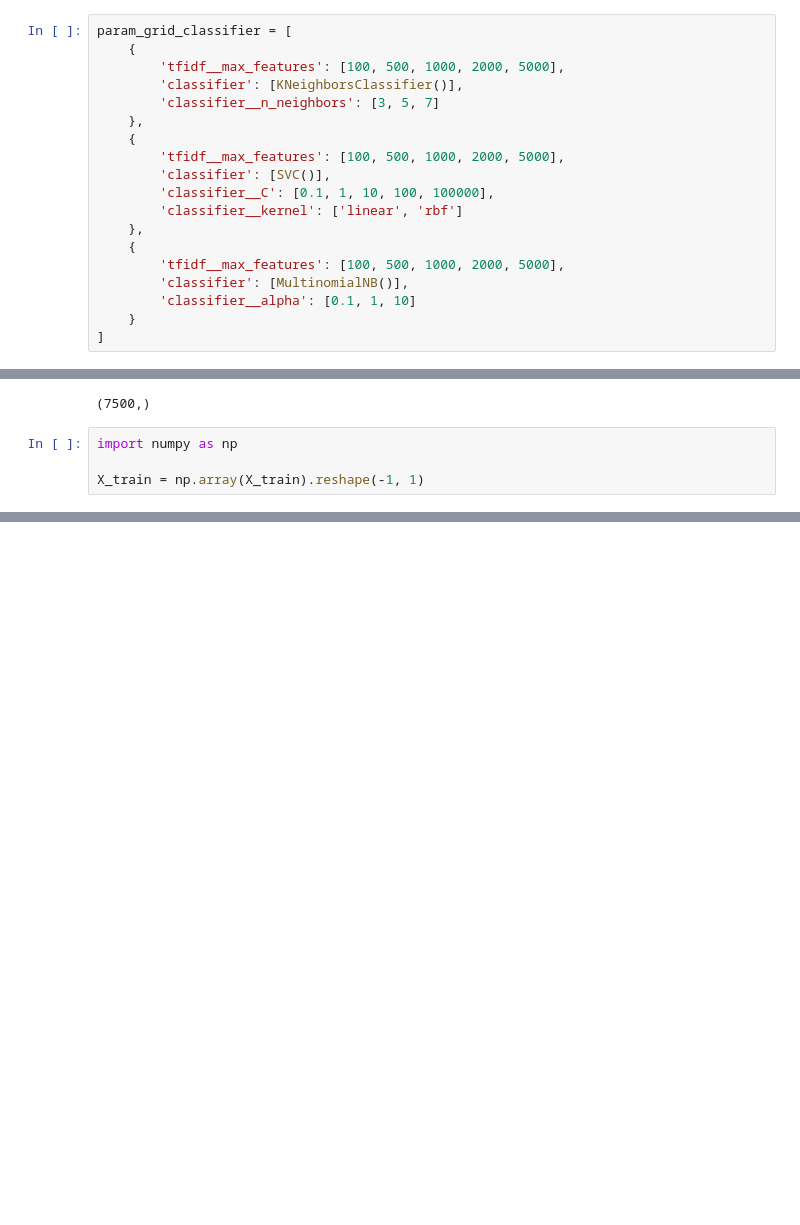
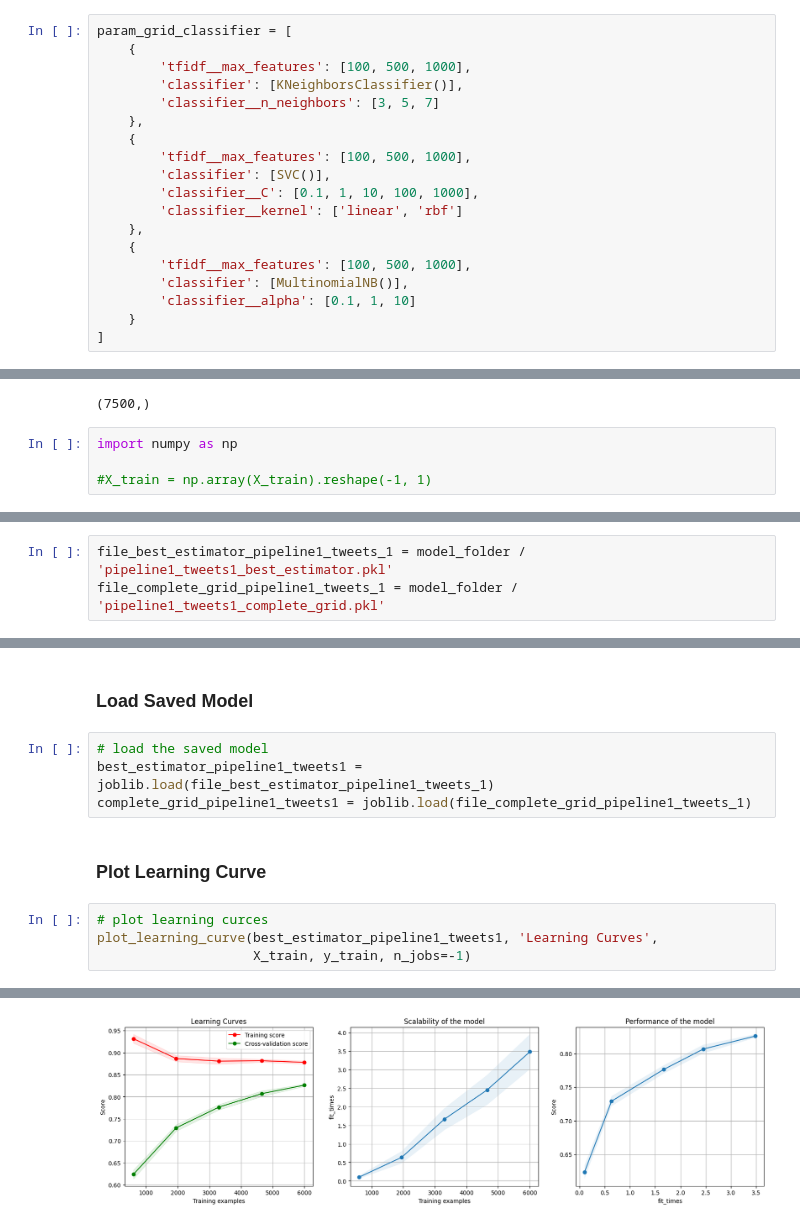
Before and after one commit to VinayBhushan56/Twitter_Sentiment_Analysis, a Jupyter notebook: Twitter_Sentiment_Analysis_Classification_Model.ipynb, the cells around one changed output, grey strips where cells are left out. Drawn from its saved outputs; the diff is of its cells as text; blank space fills up the shorter version.

```diff
--- a/Twitter_Sentiment_Analysis_Classification_Model.ipynb
+++ b/Twitter_Sentiment_Analysis_Classification_Model.ipynb
@@ -188,18 +189,18 @@ pipeline = Pipeline([
 # %%
 param_grid_classifier = [
     {
-        'tfidf__max_features': [100, 500, 1000, 2000, 5000],
+        'tfidf__max_features': [100, 500, 1000],
         'classifier': [KNeighborsClassifier()],
         'classifier__n_neighbors': [3, 5, 7]
     },
     {
-        'tfidf__max_features': [100, 500, 1000, 2000, 5000],
+        'tfidf__max_features': [100, 500, 1000],
         'classifier': [SVC()],
-        'classifier__C': [0.1, 1, 10, 100, 100000],
+        'classifier__C': [0.1, 1, 10, 100, 1000],
         'classifier__kernel': ['linear', 'rbf']
     },
     {
-        'tfidf__max_features': [100, 500, 1000, 2000, 5000],
+        'tfidf__max_features': [100, 500, 1000],
         'classifier': [MultinomialNB()],
         'classifier__alpha': [0.1, 1, 10]
     }
@@ -236,4 +248,4 @@ y_train.shape
 # %%
 import numpy as np
 
-X_train = np.array(X_train).reshape(-1, 1)
+#X_train = np.array(X_train).reshape(-1, 1)
@@ -239,0 +265,3 @@ X_train = np.array(X_train).reshape(-1, 1)
+# %%
+file_best_estimator_pipeline1_tweets_1 = model_folder / 'pipeline1_tweets1_best_estimator.pkl'
+file_complete_grid_pipeline1_tweets_1 = model_folder / 'pipeline1_tweets1_complete_grid.pkl'
@@ -239,0 +273,13 @@ X_train = np.array(X_train).reshape(-1, 1)
+# %% [markdown]
+### <font color ='pickle'>**Load Saved Model**
+# %%
+# load the saved model
+best_estimator_pipeline1_tweets1 = joblib.load(file_best_estimator_pipeline1_tweets_1)
+complete_grid_pipeline1_tweets1 = joblib.load(file_complete_grid_pipeline1_tweets_1)
+# %% [markdown]
+### <font color ='pickle'>**Plot Learning Curve**
+# %%
+# plot learning curces
+plot_learning_curve(best_estimator_pipeline1_tweets1, 'Learning Curves',
+                    X_train, y_train, n_jobs=-1)
+# %% [output]
@@ -239,0 +287 @@ X_train = np.array(X_train).reshape(-1, 1)
+[figure, added]
```
Also changed, not shown: parts of 22 cells of this notebook.
